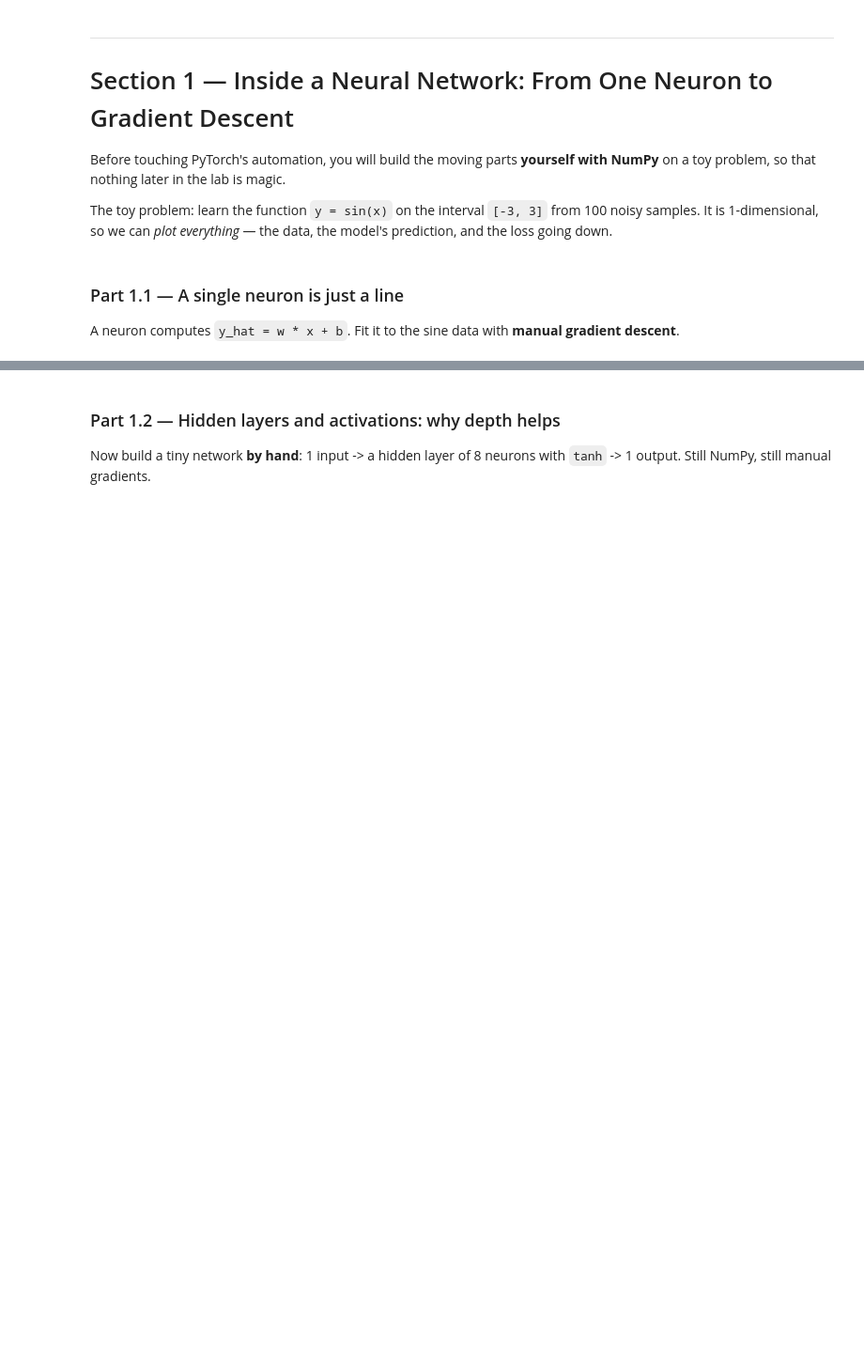
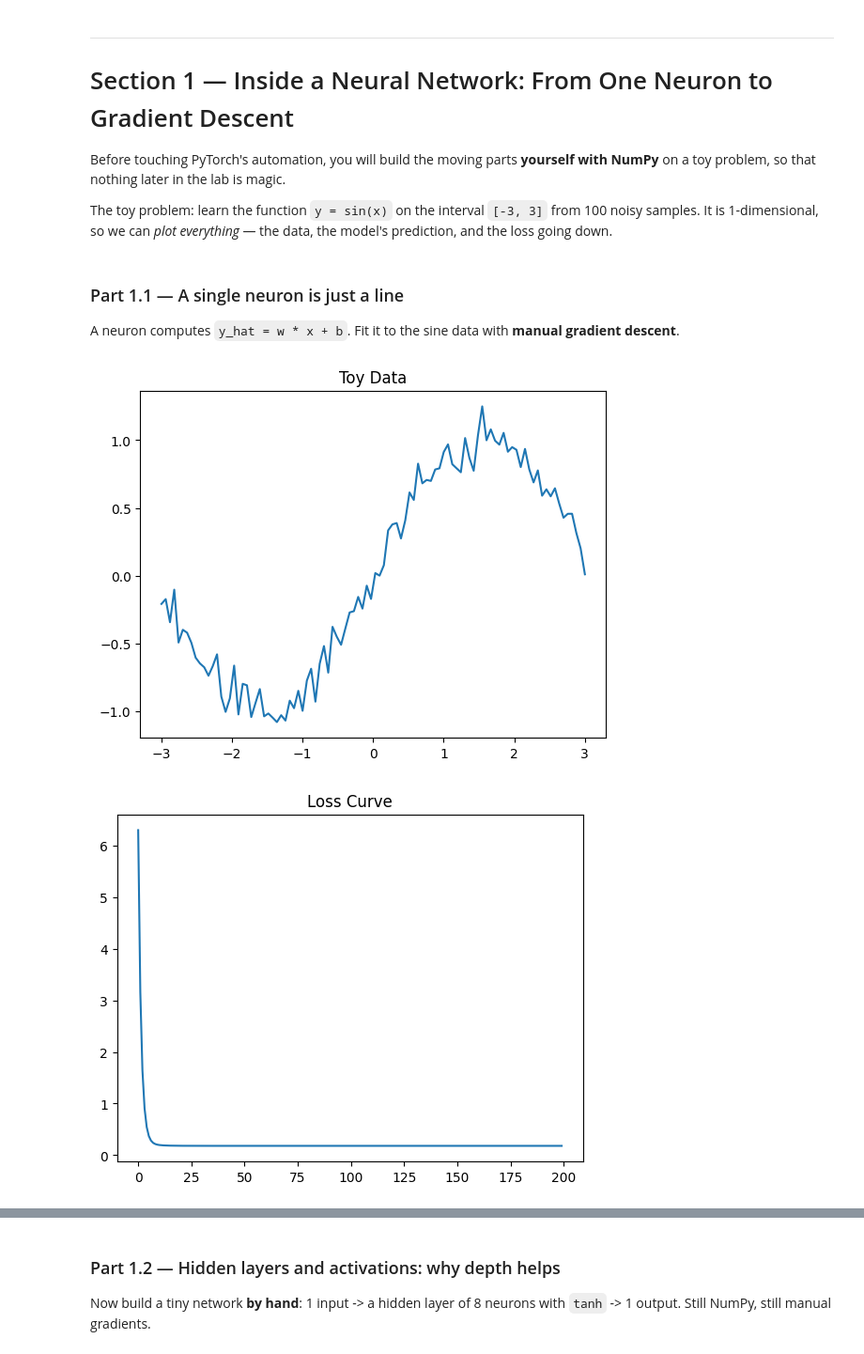
Before and after one commit to Burkifa23/kwizeramugwaneza_frank_lab3, a Jupyter notebook: Lab_3.ipynb, the cells around one changed output, grey strips where cells are left out. Shown at 94% size. Cells and saved outputs as stored; diff of their text form; code cells hidden in the pictures; blank space fills up the shorter version.

```diff
--- a/Lab_3.ipynb
+++ b/Lab_3.ipynb
@@ -72,20 +74,46 @@ and the loss going down.
 
 A neuron computes `y_hat = w * x + b`. Fit it to the sine data with **manual gradient descent**.
 # %%
-# TODO: Generate the toy data
-#   x = np.linspace(-3, 3, 100); y = np.sin(x) + small Gaussian noise (std=0.1)
+# Generate the toy data
+x = np.linspace(-3, 3, 100)
+gausian_small_noise = np.random.normal(loc=0.0, scale=0.1, size=x.shape)
+y = np.sin(x) + gausian_small_noise
+
 #   Plot it.
+plt.plot(x, y)
+plt.title("Toy Data")
+plt.show()
 
-# TODO: Initialise w and b to small random values.
+# Initialise w and b to small random values.
+w = np.random.randn()
+b = np.random.randn()
+
+# learning rate
+lr = 0.05
+loss_record = []
 
 # TODO: Implement ONE gradient-descent step by hand, then loop it for ~200 steps:
-#   y_hat = w * x + b
-#   loss  = np.mean((y_hat - y) ** 2)               # MSE
-#   dw    = np.mean(2 * (y_hat - y) * x)            # dLoss/dw  (derive this on paper!)
-#   db    = np.mean(2 * (y_hat - y))                # dLoss/db
-#   w    -= lr * dw
-#   b    -= lr * db
-#   Record the loss at every step.
+for step in range(200):
+    y_hat = w * x + b
+    loss = np.mean((y_hat - y) ** 2)
+    dw = np.mean(2 * (y_hat - y) * x)
+    db = np.mean(2 * (y_hat - y))
+    w -= lr * dw
+    b -= lr * db
+    loss_record.append(loss)
 
-# TODO: Plot (a) the loss curve over the 200 steps, and
-#             (b) the data with the fitted line on top.
+
+# Plot (a) the loss curve over the 200 steps, and
+plt.plot(loss_record)
+plt.title("Loss Curve")
+plt.show()
+# (b) the data with the fitted line on top.
+
+plt.scatter(x, y)
+plt.plot(x, np.sin(x))
+plt.plot(x, y_hat)
+plt.title("Fitted Line")
+plt.show()
+# %% [output]
+[figure, added]
+[figure, added]
```
Also changed, not shown: parts of 3 cells of this notebook, 1 other file.
